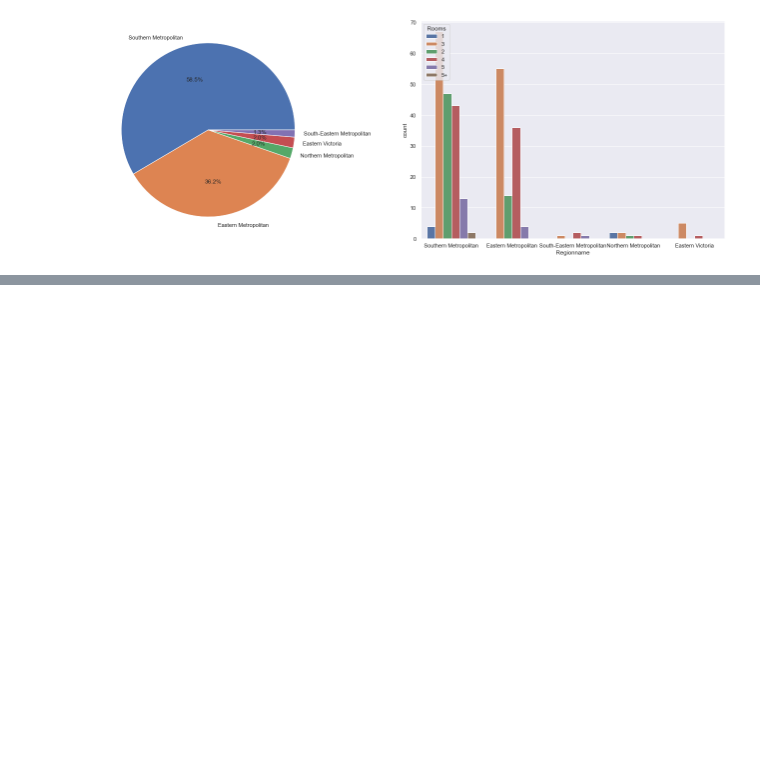
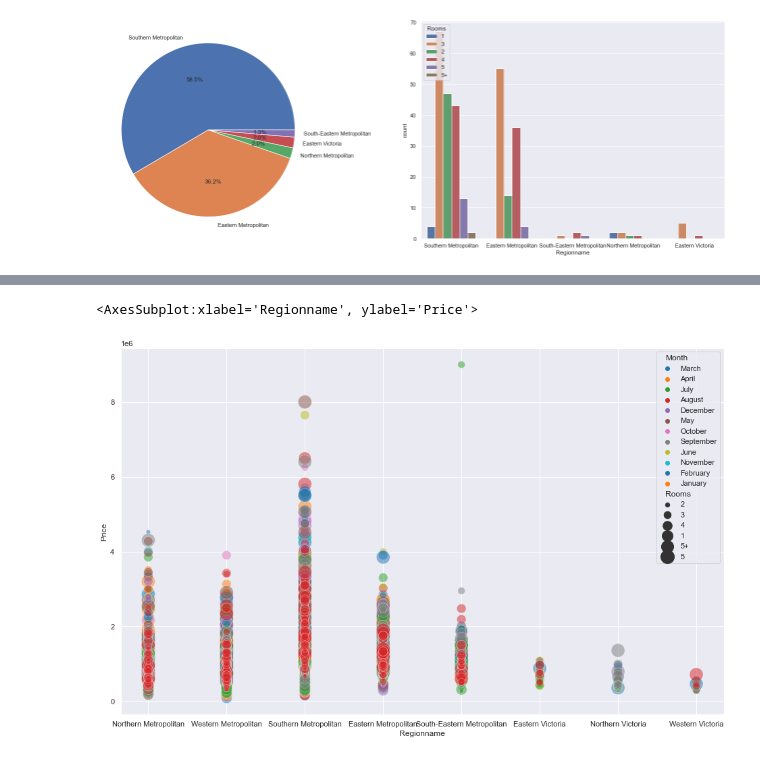
Before and after one commit to vaibhavpharate/melbourne_housing_1, a Jupyter notebook: report_book.ipynb, the cells around one changed output, grey strips where cells are left out. Cells and saved outputs as stored; diff of their text form; code cells hidden in the pictures; blank space fills up the shorter version.

```diff
--- a/report_book.ipynb
+++ b/report_book.ipynb
@@ -178,0 +249,7 @@ for seller in top_10_sellers:
+# %%
+## Classification with respect to monthly prices with respect to region and room size
+plt.figure(figsize=(16,10))
+sns.scatterplot(data=df_date_data,x='Regionname',y='Price',hue="Month",size="Rooms", sizes=(400, 40),alpha=0.5,palette='tab10')
+# %% [output]
+<AxesSubplot:xlabel='Regionname', ylabel='Price'>
+[figure, added]
```
Also changed, not shown: parts of 11 cells of this notebook.
